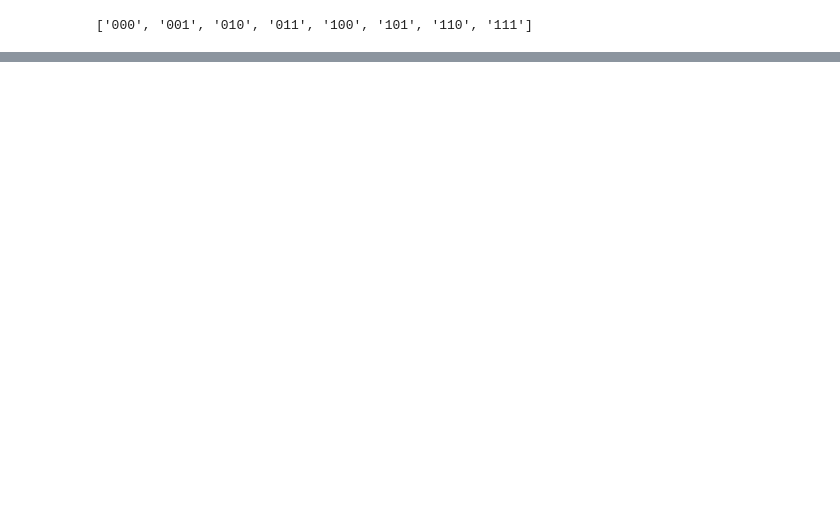
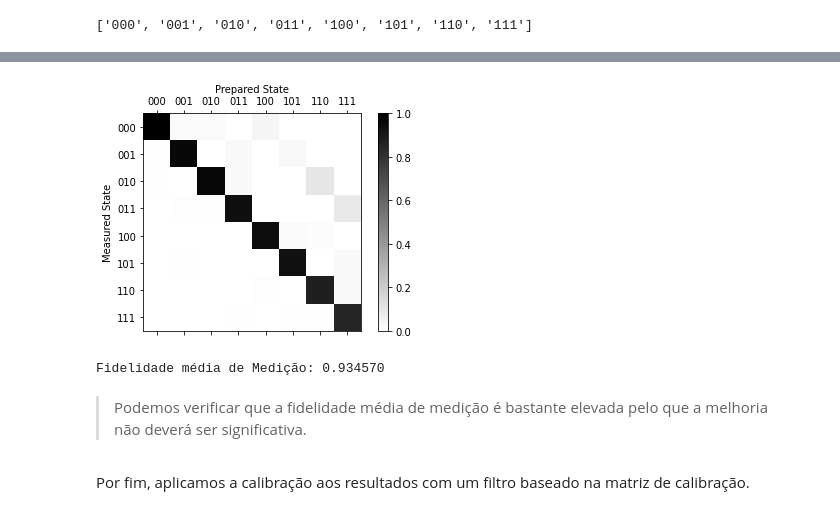
Before and after one commit to SiIky/ic-1920-tp, a Jupyter notebook: tp2/TP2.ipynb, the cells around one changed output, grey strips where cells are left out. Drawn from its saved outputs; the diff is of its cells as text; code cells hidden in the pictures; blank space fills up the shorter version.

```diff
--- a/tp2/TP2.ipynb
+++ b/tp2/TP2.ipynb
@@ -487,0 +495,18 @@ state_labels
+# %%
+job_get=backend_device.retrieve_job("5eee477b61ad6a00190bd14f")
+
+cal_results = job_get.result()
+# %%
+meas_fitter = CompleteMeasFitter(cal_results, state_labels, circlabel='mcal')
+
+meas_fitter.plot_calibration()
+# %% [output]
+[figure, added]
+# %%
+print("Fidelidade média de Medição: %f" % meas_fitter.readout_fidelity())
+# %% [output]
+Fidelidade média de Medição: 0.934570
+# %% [markdown]
+> Podemos verificar que a fidelidade média de medição é bastante elevada pelo que a melhoria não deverá ser significativa.
+# %% [markdown]
+Por fim, aplicamos a calibração aos resultados com um filtro baseado na matriz de calibração.
```
Also changed, not shown: parts of 19 cells of this notebook, 1 other file.
